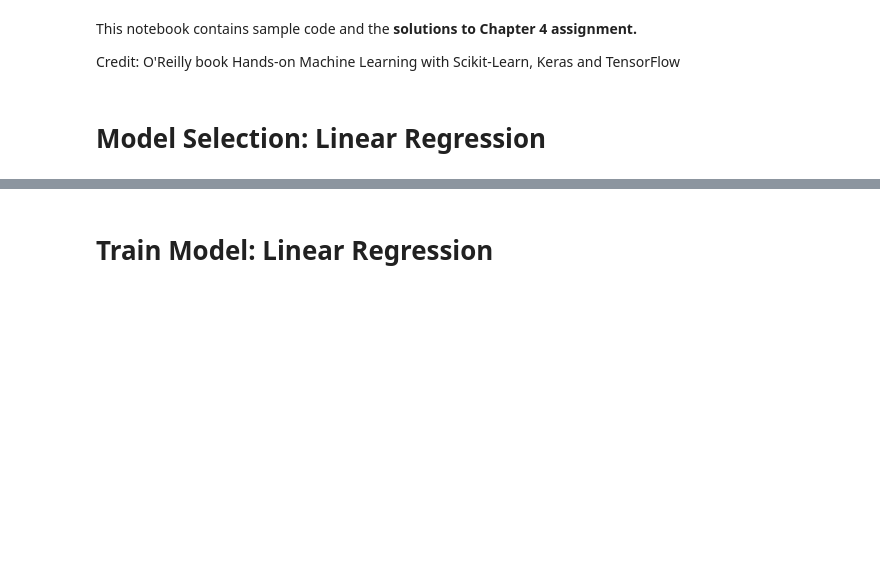
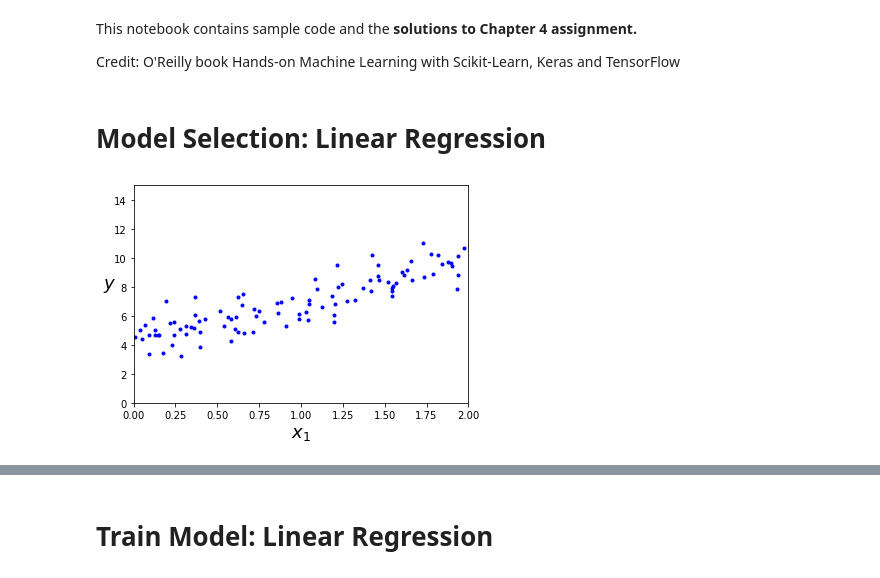
Before and after one commit to Clement-Okolo/ML_PATH, a Jupyter notebook: Training Models.ipynb, the cells around one changed output, grey strips where cells are left out. Cells and saved outputs as stored; diff of their text form; code cells hidden in the pictures; blank space fills up the shorter version.

```diff
--- a/Training Models.ipynb
+++ b/Training Models.ipynb
@@ -24,10 +24,12 @@ y = 4 + 3 * X + np.random.randn(100, 1)
 # %%
 plt.plot(X, y, "b.")
 plt.xlabel("$x_1$", fontsize=18)
 plt.ylabel("$y$", rotation=0, fontsize=18)
 plt.axis([0, 2, 0, 15])
-save_fig("generated_data_plot")
+
 plt.show()
+# %% [output]
+[figure, added]
 # %%
 X_b = np.c_[np.ones((100, 1)), X]  # add x0 = 1 to each instance
 theta_best = np.linalg.inv(X_b.T.dot(X_b)).dot(X_b.T).dot(y)
```
Also changed, not shown: parts of 63 cells of this notebook.
